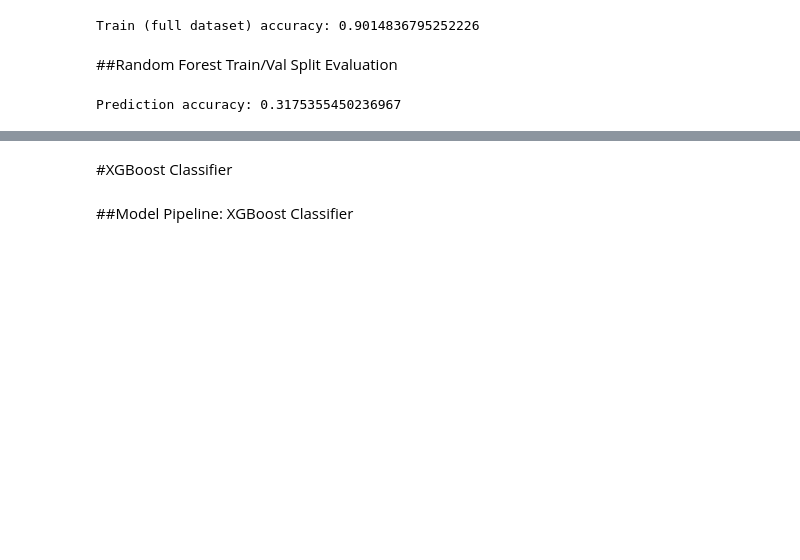
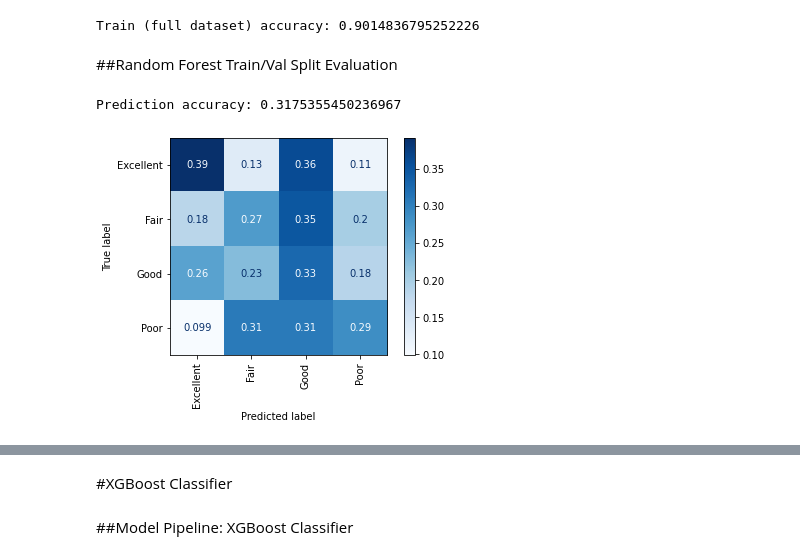
Before and after one commit to StevenWestmoreland/BuildWeek2ScotchDataset, a Jupyter notebook: DSPT6_Unit2_Build_StevenWestmoreland.ipynb, the cells around one changed output, grey strips where cells are left out. Drawn from its saved outputs; the diff is of its cells as text; code cells hidden in the pictures; blank space fills up the shorter version.

```diff
--- a/DSPT6_Unit2_Build_StevenWestmoreland.ipynb
+++ b/DSPT6_Unit2_Build_StevenWestmoreland.ipynb
@@ -673,3 +681,8 @@ y_pred_RFSplit = RF_pipe.predict(X_test)
 print(f'Prediction accuracy: {accuracy_score(y_test, y_pred_RFSplit)}')
 # %% [output]
 Prediction accuracy: 0.3175355450236967
+# %%
+plot_confusion_matrix(RF_pipe, X_test, y_test, normalize='true',
+                      xticks_rotation='vertical', cmap='Blues');
+# %% [output]
+[figure, added]
```
Also changed, not shown: parts of 21 cells of this notebook.
